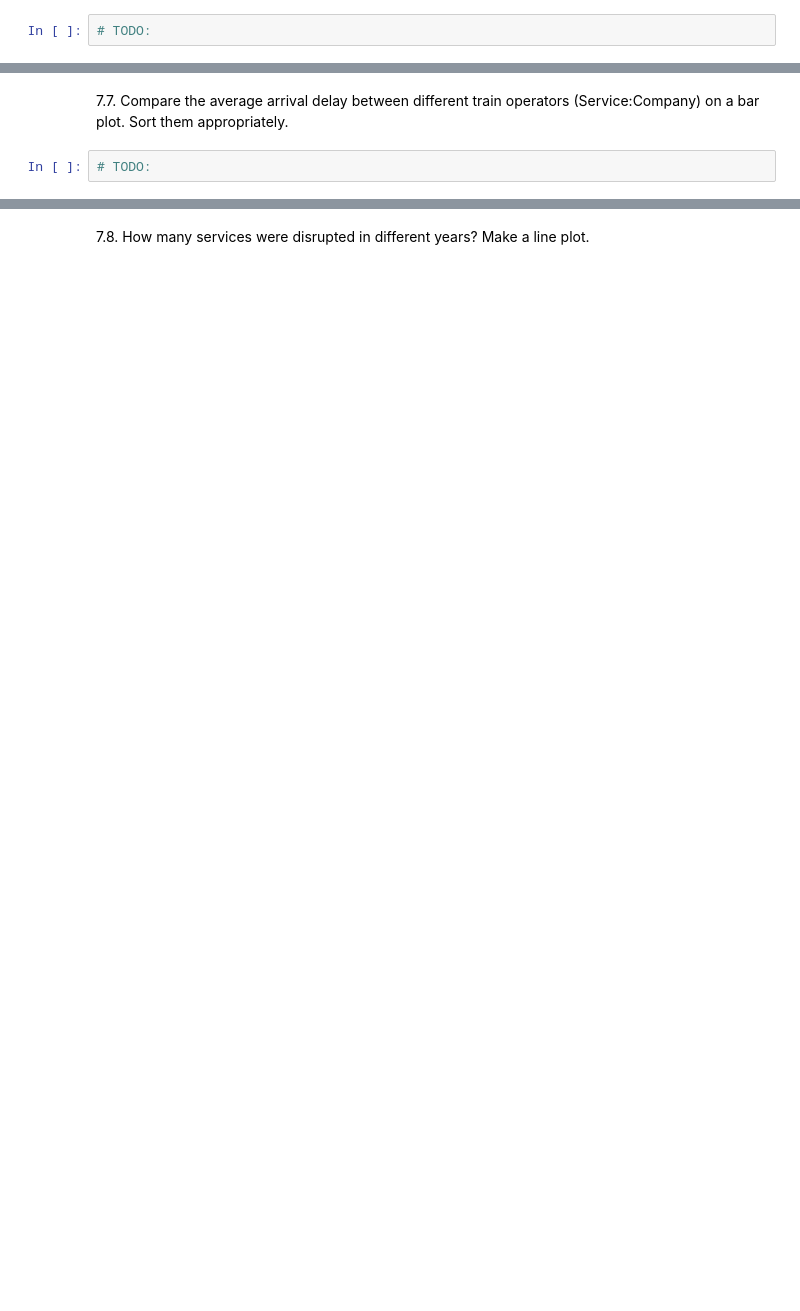
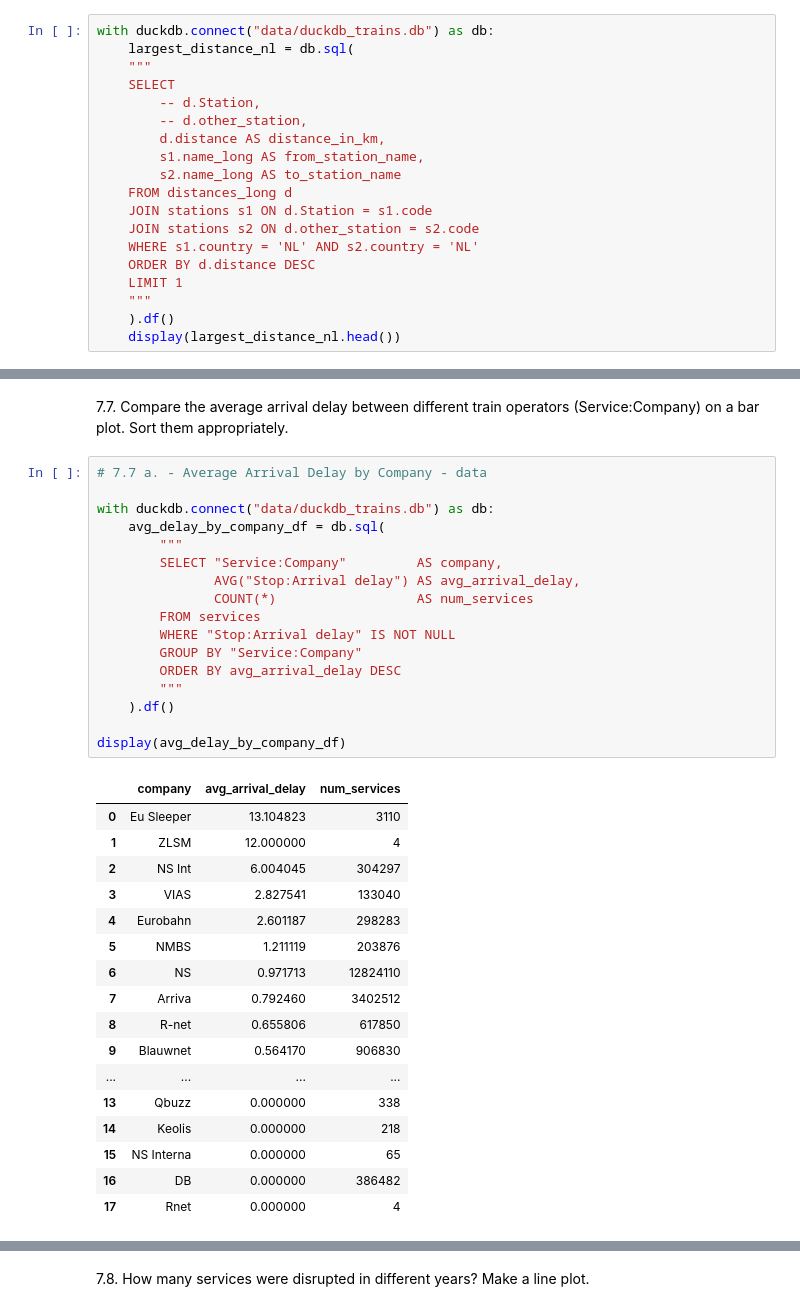
Before and after one commit to xiazek/issi_MLOps_lab, a Jupyter notebook: lab02/homework.ipynb, the cells around one changed output, grey strips where cells are left out. Saved outputs shown, nothing was run; the diff lists cells and outputs as text; blank space fills up the shorter version.

```diff
--- a/lab02/homework.ipynb
+++ b/lab02/homework.ipynb
@@ -483,4 +507,21 @@ with duckdb.connect("data/duckdb_trains.db") as db:
 # %% [markdown]
 7.6. What is the largest distance between stations in the Netherlands (code NL)?
 # %%
-# TODO:
+with duckdb.connect("data/duckdb_trains.db") as db:
+    largest_distance_nl = db.sql(
+    """
+    SELECT
+        -- d.Station,
+        -- d.other_station,
+        d.distance AS distance_in_km,
+        s1.name_long AS from_station_name,
+        s2.name_long AS to_station_name
+    FROM distances_long d
+    JOIN stations s1 ON d.Station = s1.code
+    JOIN stations s2 ON d.other_station = s2.code
+    WHERE s1.country = 'NL' AND s2.country = 'NL'
+    ORDER BY d.distance DESC
+    LIMIT 1
+    """
+    ).df()
+    display(largest_distance_nl.head())
@@ -487,4 +531,37 @@ with duckdb.connect("data/duckdb_trains.db") as db:
 # %% [markdown]
 7.7. Compare the average arrival delay between different train operators (Service:Company) on a bar plot. Sort them appropriately.
 # %%
-# TODO:
+# 7.7 a. - Average Arrival Delay by Company - data
+
+with duckdb.connect("data/duckdb_trains.db") as db:
+    avg_delay_by_company_df = db.sql(
+        """
+        SELECT "Service:Company"         AS company,
+               AVG("Stop:Arrival delay") AS avg_arrival_delay,
+               COUNT(*)                  AS num_services
+        FROM services
+        WHERE "Stop:Arrival delay" IS NOT NULL
+        GROUP BY "Service:Company"
+        ORDER BY avg_arrival_delay DESC
+        """
+    ).df()
+
+display(avg_delay_by_company_df)
+# %% [output]
+|  | company | avg_arrival_delay | num_services |
+| 0 | Eu Sleeper | 13.104823 | 3110 |
+| 1 | ZLSM | 12.000000 | 4 |
+| 2 | NS Int | 6.004045 | 304297 |
+| 3 | VIAS | 2.827541 | 133040 |
+| 4 | Eurobahn | 2.601187 | 298283 |
+| 5 | NMBS | 1.211119 | 203876 |
+| 6 | NS | 0.971713 | 12824110 |
+| 7 | Arriva | 0.792460 | 3402512 |
+| 8 | R-net | 0.655806 | 617850 |
+| 9 | Blauwnet | 0.564170 | 906830 |
+| ... | ... | ... | ... |
+| 13 | Qbuzz | 0.000000 | 338 |
+| 14 | Keolis | 0.000000 | 218 |
+| 15 | NS Interna | 0.000000 | 65 |
+| 16 | DB | 0.000000 | 386482 |
+| 17 | Rnet | 0.000000 | 4 |
```
Also changed, not shown: parts of 17 cells of this notebook.
